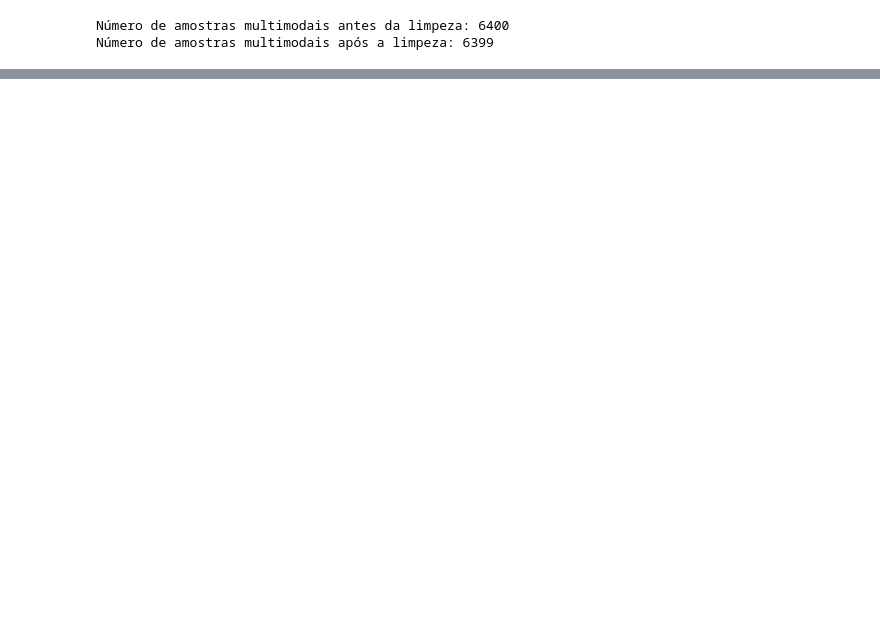
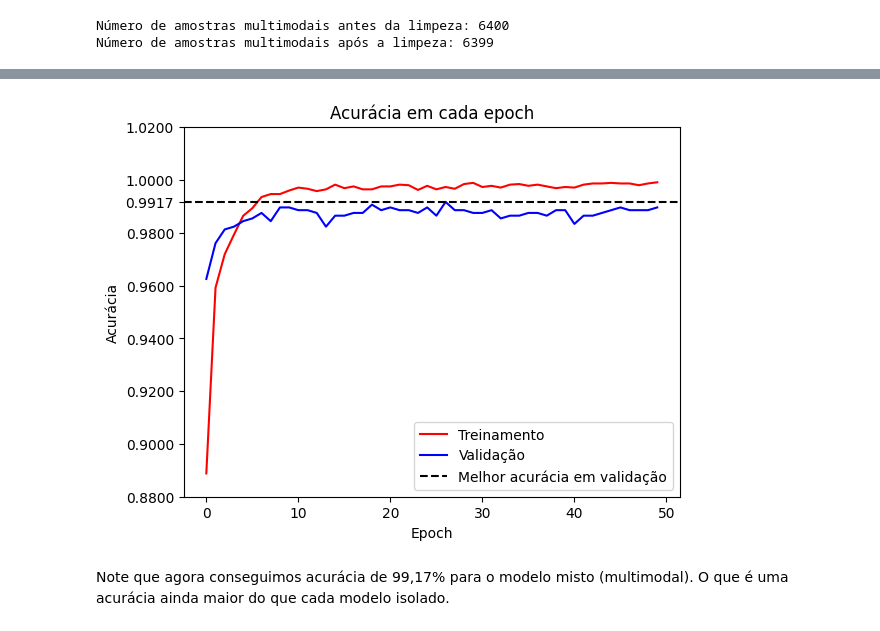
Before and after one commit to AmaralVh/gas-classification-neural-networks, a Jupyter notebook: cnn_detector_fumassa.ipynb, the cells around one changed output, grey strips where cells are left out. Saved outputs shown, nothing was run; the diff lists cells and outputs as text; code cells hidden in the pictures; blank space fills up the shorter version.

```diff
--- a/cnn_detector_fumassa.ipynb
+++ b/cnn_detector_fumassa.ipynb
@@ -806,6 +860,6 @@ fusion_model = FusionModel(num_image_features, num_sensor_features).to(device)
 # %%
 # 1. Criar o dataset e dataloaders
-# O 'transform' é o mesmo que você já definiu para as imagens na Parte 1
+# O 'transform' é o mesmo que já definimos para as imagens na Parte 1
 full_multimodal_dataset = MultimodalGasDataset(df_multimodal_clean, image_paths, sensor_columns, transform)
 
 # Garante a mesma divisão de dados pela terceira vez para uma comparação justa
@@ -813,8 +867,8 @@ torch.manual_seed(42)
 train_multi_ds, val_multi_ds, test_multi_ds = torch.utils.data.random_split(full_multimodal_dataset, [0.7, 0.15, 0.15])
 
 multi_dataloaders = {
-    "train": DataLoader(train_multi_ds, batch_size=32, shuffle=True, num_workers=0),
-    "val": DataLoader(val_multi_ds, batch_size=32, shuffle=False, num_workers=0)
+    "train": DataLoader(train_multi_ds, batch_size=32, shuffle=True, num_workers=2),
+    "val": DataLoader(val_multi_ds, batch_size=32, shuffle=False, num_workers=2)
 }
 multi_dataset_sizes = {"train": len(train_multi_ds), "val": len(val_multi_ds)}
 
@@ -873,12 +927,13 @@ def train_fusion_model(model, image_expert, sensor_expert, criterion, optimizer,
                     torch.save(model.state_dict(), best_model_params_path)
             print()
 
-    time_elapsed = time.time() - since
-    print(f'Training complete in {time_elapsed // 60:.0f}m {time_elapsed % 60:.0f}s')
-    print(f'Best val Acc: {best_acc:4f}')
+        time_elapsed = time.time() - since
+        print(f'Training complete in {time_elapsed // 60:.0f}m {time_elapsed % 60:.0f}s')
+        print(f'Best val Acc: {best_acc:4f}')
 
-    # Carrega os melhores pesos
-    model.load_state_dict(torch.load(best_model_params_path))
+        # Carrega os melhores pesos
+        model.load_state_dict(torch.load(best_model_params_path))
+
     return model, accuracys
 
 # Treina
@@ -894,0 +968,24 @@ trained_fusion_model, fusion_accuracies = train_fusion_model(
+# %%
+# Obtém a maior acurácia alcançada no conjunto de validação.
+best = max(fusion_accuracies["val"])
+
+plt.title("Acurácia em cada epoch")
+# Plota a curva de acurácia de TREINAMENTO (em vermelho).
+plt.plot(fusion_accuracies["train"], c='r', label="Treinamento")
+# Plota a curva de acurácia de VALIDAÇÃO (em azul) para avaliar a generalização.
+plt.plot(fusion_accuracies["val"], c='b', label="Validação")
+# Adiciona uma linha de referência para destacar a melhor performance alcançada.
+plt.axhline(y=best, label='Melhor acurácia em validação', ls='--', c="black")
+
+# Garante que o valor exato da melhor acurácia seja exibido como um marcador no eixo Y.
+yticks = list(plt.yticks())[0].tolist() + [best]
+plt.yticks(yticks)
+
+plt.xlabel("Epoch")
+plt.ylabel("Acurácia")
+plt.legend()
+plt.show()
+# %% [output]
+[figure, added]
+# %% [markdown]
+Note que agora conseguimos acurácia de 99,17% para o modelo misto (multimodal). O que é uma acurácia ainda maior do que cada modelo isolado.
```
Also changed, not shown: parts of 25 cells of this notebook.
